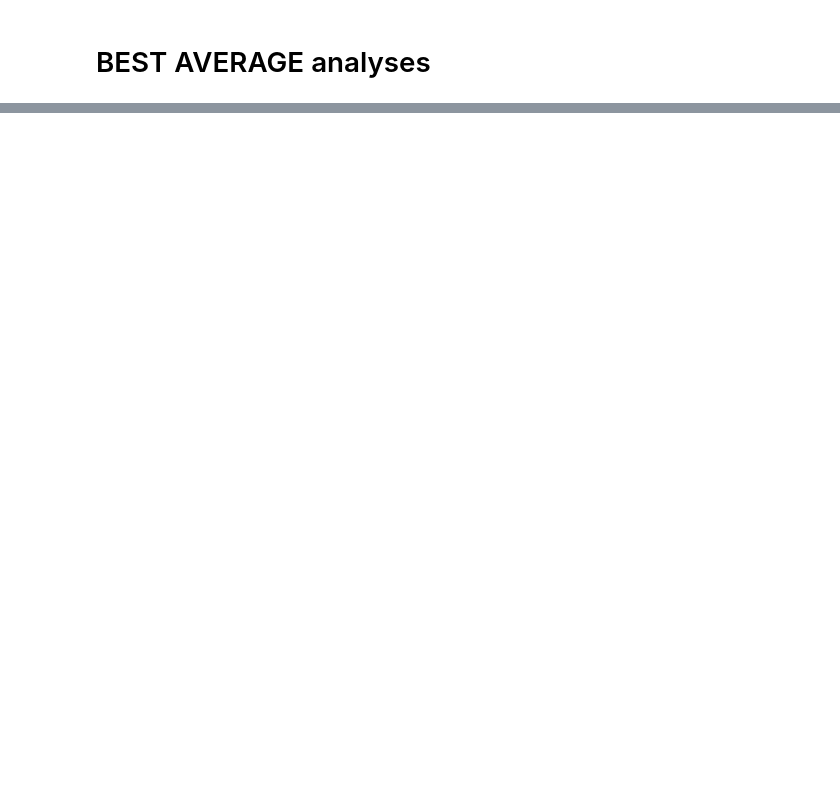
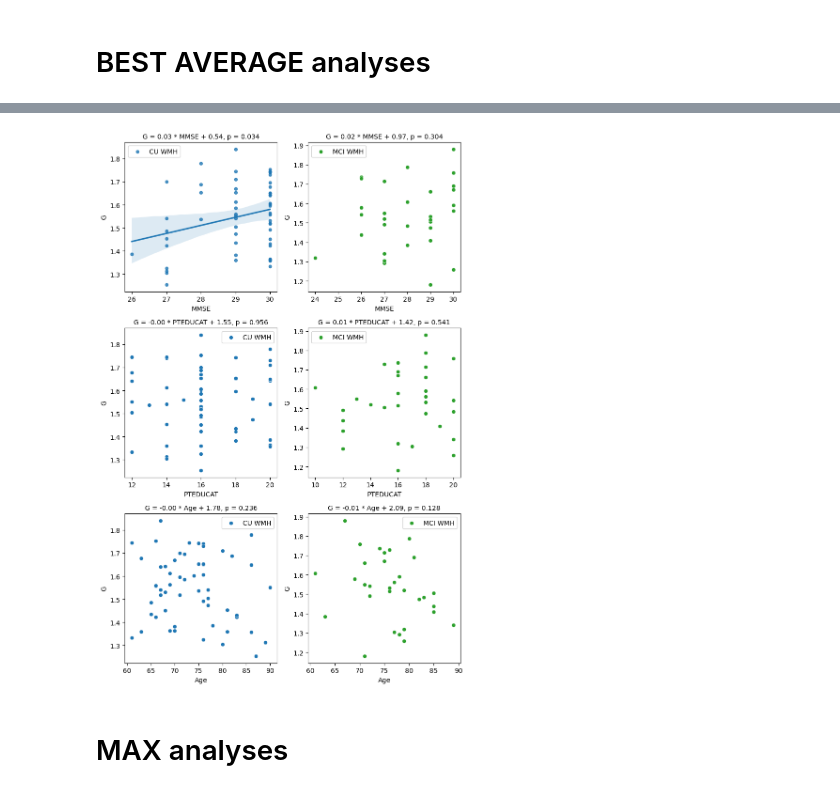
Before and after one commit to dani2442/TMS_in_AD, a Jupyter notebook: 03_modeling_neurolib/petTOAD_final_analysis_log.ipynb, the cells around one changed output, grey strips where cells are left out. Drawn from its saved outputs; the diff is of its cells as text; code cells hidden in the pictures; blank space fills up the shorter version.

```diff
--- a/03_modeling_neurolib/petTOAD_final_analysis_log.ipynb
+++ b/03_modeling_neurolib/petTOAD_final_analysis_log.ipynb
@@ -1737,0 +1099,4 @@ See the caveats in the documentation: https://pandas.pydata.org/pandas-docs/stab
+# %%
+df_boxplot_compare_G = df_boxplot_compare_all[df_boxplot_compare_all["model_type"] == "homogeneous_G"].copy()
+df_boxplot_compare_G["G"] = 1.98 + df_boxplot_compare_G["w"].astype(float) * df_boxplot_compare_G["wmh_load"].astype(float) + df_boxplot_compare_G["b"].astype(float)
+df_petTOAD_G = pd.merge(df_boxplot_compare_G[["PTID", "G"]], df_petTOAD, on = "PTID")
@@ -1737,0 +1177,13 @@ See the caveats in the documentation: https://pandas.pydata.org/pandas-docs/stab
+# %%
+fig, axs = plt.subplots(nrows = 3, ncols = 2, figsize = (8, 12))
+regplot_with_lr("CN_WMH", df_petTOAD_G, y = "G", x = "MMSE", ax = axs[0, 0], color = "tab:blue")
+regplot_with_lr("CN_WMH", df_petTOAD_G, y = "G", x = "PTEDUCAT", ax = axs[1, 0], color = "tab:blue")
+regplot_with_lr("CN_WMH", df_petTOAD_G, y = "G", x = "Age", ax = axs[2, 0], color = "tab:blue")
+regplot_with_lr("MCI_WMH", df_petTOAD_G, y = "G", x = "MMSE", ax = axs[0, 1], color = "tab:green")
+regplot_with_lr("MCI_WMH", df_petTOAD_G, y = "G", x = "PTEDUCAT", ax = axs[1, 1], color = "tab:green")
+regplot_with_lr("MCI_WMH", df_petTOAD_G, y = "G", x = "Age", ax = axs[2, 1], color = "tab:green")
+fig.tight_layout()
+# %% [output]
+[figure, added]
+# %% [markdown]
+# MAX analyses
```
Also changed, not shown: parts of 61 cells of this notebook, 16 other files.
